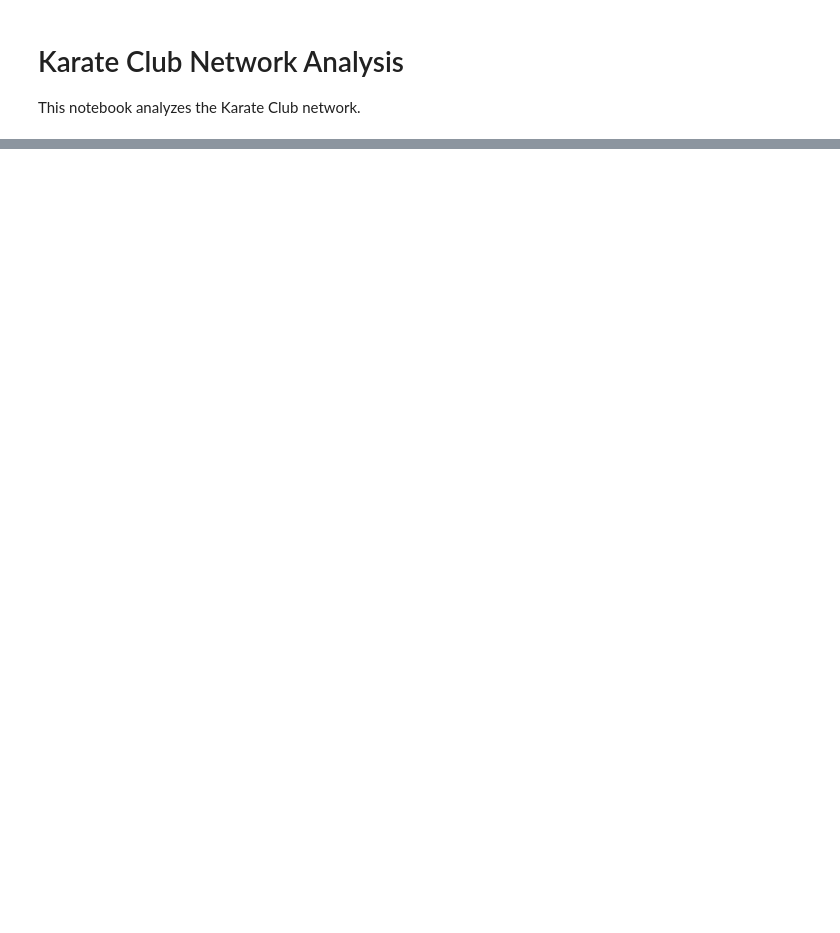
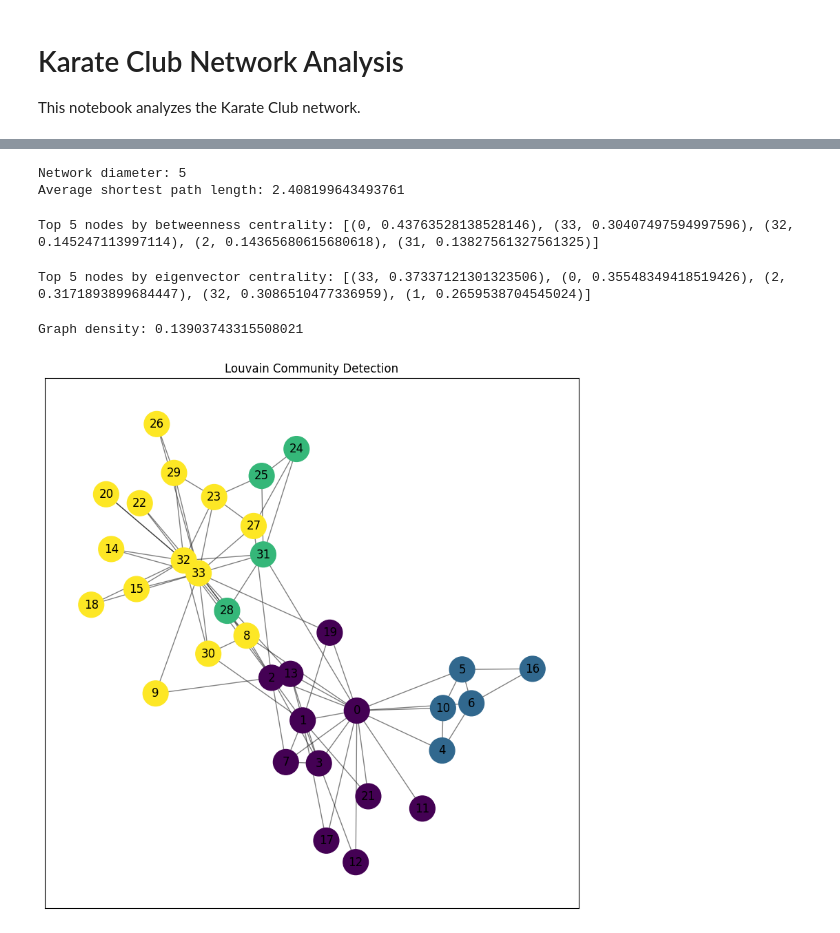
Before and after one commit to eeemile777/networkScience-Project, a Jupyter notebook: Karate Club Network.ipynb, the cells around one changed output, grey strips where cells are left out. Drawn from its saved outputs; the diff is of its cells as text; code cells hidden in the pictures; blank space fills up the shorter version.

```diff
--- a/Karate Club Network.ipynb
+++ b/Karate Club Network.ipynb
@@ -37,0 +122,61 @@ plt.show()
+# %%
+# Network diameter (longest shortest path)
+try:
+    diameter = nx.diameter(G)
+    print("Network diameter:", diameter)
+except nx.NetworkXError as e:
+    print("Network diameter not defined:", e)
+
+# Average shortest path length
+avg_shortest_path = nx.average_shortest_path_length(G)
+print("Average shortest path length:", avg_shortest_path)
+# %% [output]
+Network diameter: 5
+Average shortest path length: 2.408199643493761
+# %%
+# Betweenness centrality
+betweenness = nx.betweenness_centrality(G)
+
+# Top 5 nodes by betweenness centrality
+sorted_betweenness = sorted(betweenness.items(), key=lambda x: x[1], reverse=True)
+print("Top 5 nodes by betweenness centrality:", sorted_betweenness[:5])
+# %% [output]
+Top 5 nodes by betweenness centrality: [(0, 0.43763528138528146), (33, 0.30407497594997596), (32, 0.145247113997114), (2, 0.14365680615680618), (31, 0.13827561327561325)]
+# %%
+# Eigenvector centrality
+eigenvector = nx.eigenvector_centrality(G)
+
+# Top 5 nodes by eigenvector centrality
+sorted_eigenvector = sorted(eigenvector.items(), key=lambda x: x[1], reverse=True)
+print("Top 5 nodes by eigenvector centrality:", sorted_eigenvector[:5])
+# %% [output]
+Top 5 nodes by eigenvector centrality: [(33, 0.37337121301323506), (0, 0.35548349418519426), (2, 0.3171893899684447), (32, 0.3086510477336959), (1, 0.2659538704545024)]
+# %%
+# Graph density
+density = nx.density(G)
+print("Graph density:", density)
+# %% [output]
+Graph density: 0.13903743315508021
+# %%
+import community as community_louvain
+import matplotlib.cm as cm
+import matplotlib.pyplot as plt
+
+# Compute the best partition (Louvain method)
+partition = community_louvain.best_partition(G)
+
+# Draw the graph with community colors
+pos = nx.spring_layout(G)
+
+# Use the colormap directly from matplotlib
+cmap = plt.get_cmap('viridis')
+
+plt.figure(figsize=(10, 10))
+nx.draw_networkx_nodes(G, pos, partition.keys(), node_size=700,
+                       cmap=cmap, node_color=list(partition.values()))
+nx.draw_networkx_edges(G, pos, alpha=0.5)
+nx.draw_networkx_labels(G, pos)
+plt.title("Louvain Community Detection")
+plt.show()
+# %% [output]
+[figure, added]
```
Also changed, not shown: parts of 10 cells of this notebook.
